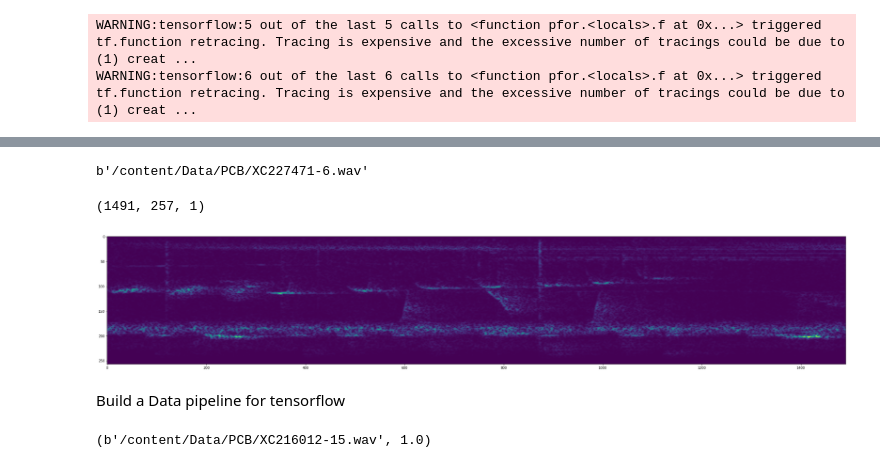
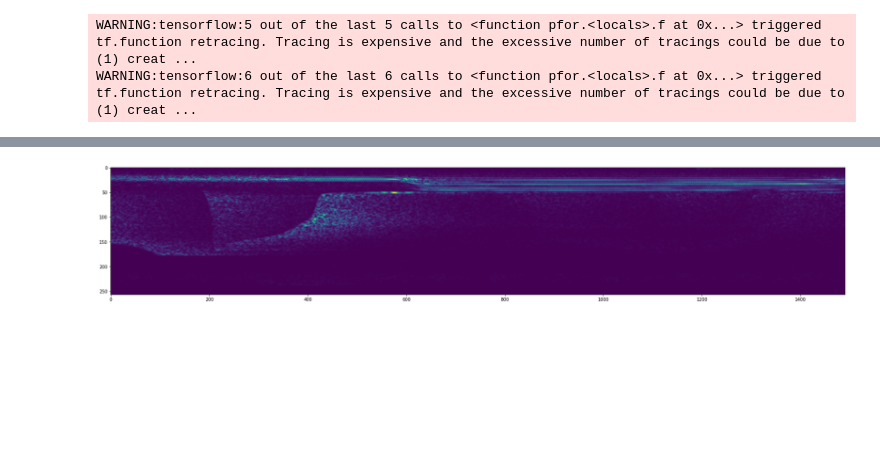
Before and after one commit to ukashanoor/SpeechRecognition, a Jupyter notebook: SpeechRecognition.ipynb, the cells around one changed output, grey strips where cells are left out. Saved outputs shown, nothing was run; the diff lists cells and outputs as text; code cells hidden in the pictures; blank space fills up the shorter version.

```diff
--- a/SpeechRecognition.ipynb
+++ b/SpeechRecognition.ipynb
@@ -68,4 +46,4 @@ Provide positive and negative labels for all the dataset files and combine the s
 # %%
-positive_label = tf.data.Dataset.zip((positive_files, tf.data.Dataset.from_tensor_slices(tf.ones(len(positive_files)))))
-negative_label = tf.data.Dataset.zip((negative_files, tf.data.Dataset.from_tensor_slices(tf.ones(len(negative_files)))))
-dataset = positive_label.concatenate(negative_label)
+positives_label = ft.data.Dataset.zip((positive_dataset, ft.data.Dataset.from_tensor_slices(ft.ones(len(positive_dataset)))))
+negatives_label = ft.data.Dataset.zip((negative_dataset, ft.data.Dataset.from_tensor_slices(ft.zeros(len(negative_dataset)))))
+dataset = positives_label.concatenate(negatives_label)
@@ -101,15 +71,11 @@ Function to convert the waveform to Spectrogram
 def wave_to_spectro(path, label):
   waveform = wave_processing(path)
   waveform = waveform[:48000]
-  padding_with_zero = tf.zeros([48000] - tf.shape(waveform), dtype=tf.float32)
-  waveform = tf.concat([padding_with_zero, waveform], 0)
-  spectro = tf.signal.stft(waveform, frame_length=320, frame_step=32)
-  spectro = tf.abs(spectro)
-  spectro = tf.expand_dims(spectro, axis=2)
+  padding_with_zero = ft.zeros([48000] - ft.shape(waveform), dtype=ft.float32)
+  waveform = ft.concat([padding_with_zero, waveform], 0)
+  spectro = ft.signal.stft(waveform, frame_length=320, frame_step=32)
+  spectro = ft.abs(spectro)
+  spectro = ft.expand_dims(spectro, axis=2)
   return spectro, label
 # %%
-path, label = positive_label.shuffle(buffer_size=1000).as_numpy_iterator().next()
+f, l = positives_label.shuffle(buffer_size=10000).as_numpy_iterator().next()
-# %%
-print(path)
-# %% [output]
-b'/content/Data/PCB/XC227471-6.wav'
@@ -118,19 +82,11 @@ spectro, label = wave_to_spectro(path, label)
-# %%
-print(spectro.shape)
-# %% [output]
-(1491, 257, 1)
+# %%
+spectro, l = wave_to_spectro(f, l)
 # %%
-plt.figure(figsize=(40,20))
-plt.imshow(tf.transpose(spectro)[0])
+plt.figure(figsize=(30,20))
+plt.imshow(ft.transpose(spectro)[0])
 plt.show()
 # %% [output]
-[figure, old version]
+[figure, new version]
-# %% [markdown]
-Build a Data pipeline for tensorflow
-# %%
-dataset.as_numpy_iterator().next()
-# %% [output]
-(b'/content/Data/PCB/XC216012-15.wav', 1.0)
 # %%
 dataset = dataset.map(wave_to_spectro)
 dataset = dataset.cache()
```
Also changed, not shown: parts of 77 cells of this notebook.
